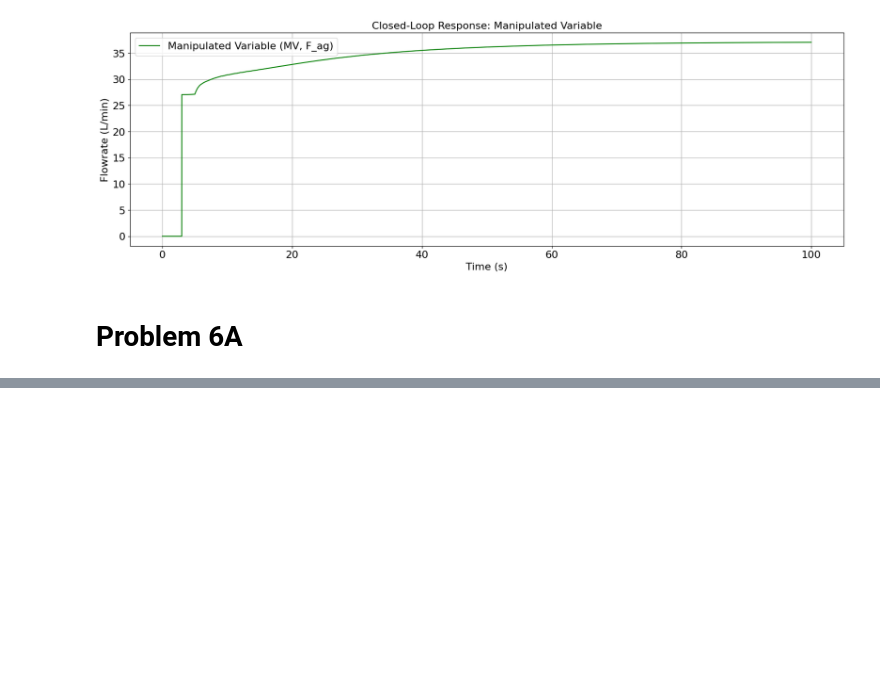
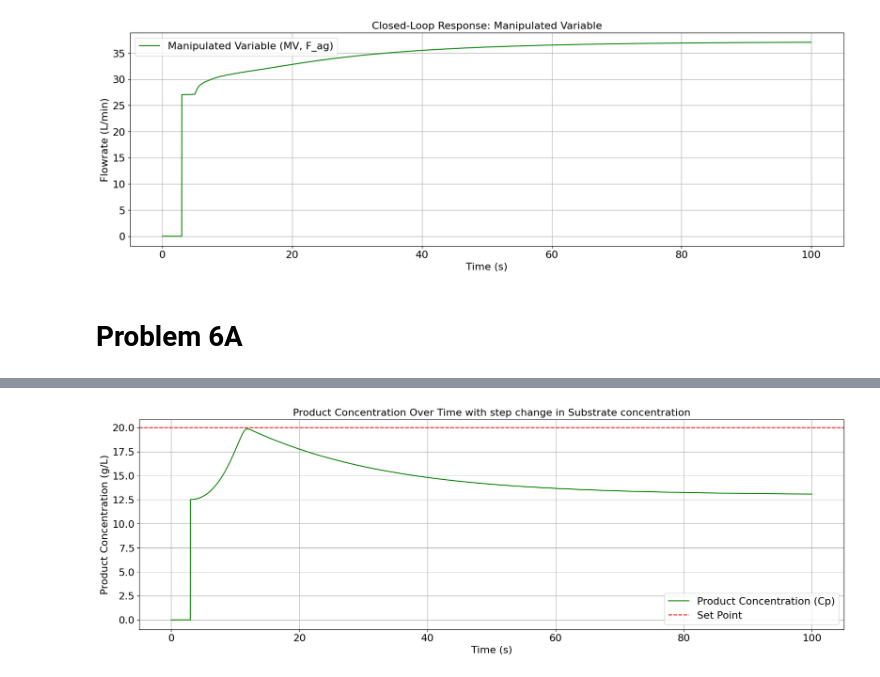
Before and after one commit to rahilisashaik/cbe_162, a Jupyter notebook: project/162_project.ipynb, the cells around one changed output, grey strips where cells are left out. Saved outputs shown, nothing was run; the diff lists cells and outputs as text; code cells hidden in the pictures; blank space fills up the shorter version.

```diff
--- a/project/162_project.ipynb
+++ b/project/162_project.ipynb
@@ -817,0 +886,32 @@ plt.show()
+# %%
+def dynamic_model_Cs_small_step_Cp(t, x0):
+    result = np.zeros([7, T_DELAY * (T_POINT - 1)])
+
+    for i in range(t[1] - T_DELAY):
+        if i == 0:
+            x0 = x0
+            C_p0 = 0
+            Cpsp = 20
+
+        V, Cx, Cp, Cs, Co2, T, Tag = current_output(i, result)
+        Vsp, Cxsp, _, Cssp, Co2sp, Tsp, Tagsp = current_output(i, result_sp)
+        print(Cp[-1])
+
+        C_s, C_p0, cs_in = CC(Cp, Cpsp, C_p0, i, T_POINT)
+
+        T_in = lambda t: 25
+        Fi = lambda t: 51
+        Fe = lambda t: 51
+        # cS_in = lambda t: 60
+        Fag = lambda t: 18
+
+        result = solve_step([i, i + 1], x0, Fi, Fe, T_in, cs_in, Fag, result)
+        x0 = result[:, -1]
+
+    t = np.linspace(t[0], t[1], (t[1] - t[0]) * (T_POINT - 1) + 1)
+    return t, result, result_sp
+# %%
+t_final = 100
+t_CC, result_CC, result_CC_sp = dynamic_model_Cs_small_step_Cp([0, t_final], x0)
+Cp_CC = result_TC[2, :]
+Cp_CC_sp = result_CC[2, :]
@@ -817,0 +936,12 @@ plt.show()
+# %%
+plt.figure(figsize=(20, 6))
+plt.plot(t_CC, Cp_CC, label="Product Concentration (Cp)", color="green")
+plt.axhline(y= 20, label="Set Point", color="red", linestyle="--")
+# plt.plot(t_CC, Cp_CC_sp, label="Controller Adjusted Set Point", color="purple", linestyle="--")
+plt.title("Product Concentration Over Time with step change in Substrate concentration")
+plt.xlabel("Time (s)")
+plt.ylabel("Product Concentration (g/L)")
+plt.legend()
+plt.grid()
+# %% [output]
+[figure, added]
```
Also changed, not shown: parts of 26 cells of this notebook.
